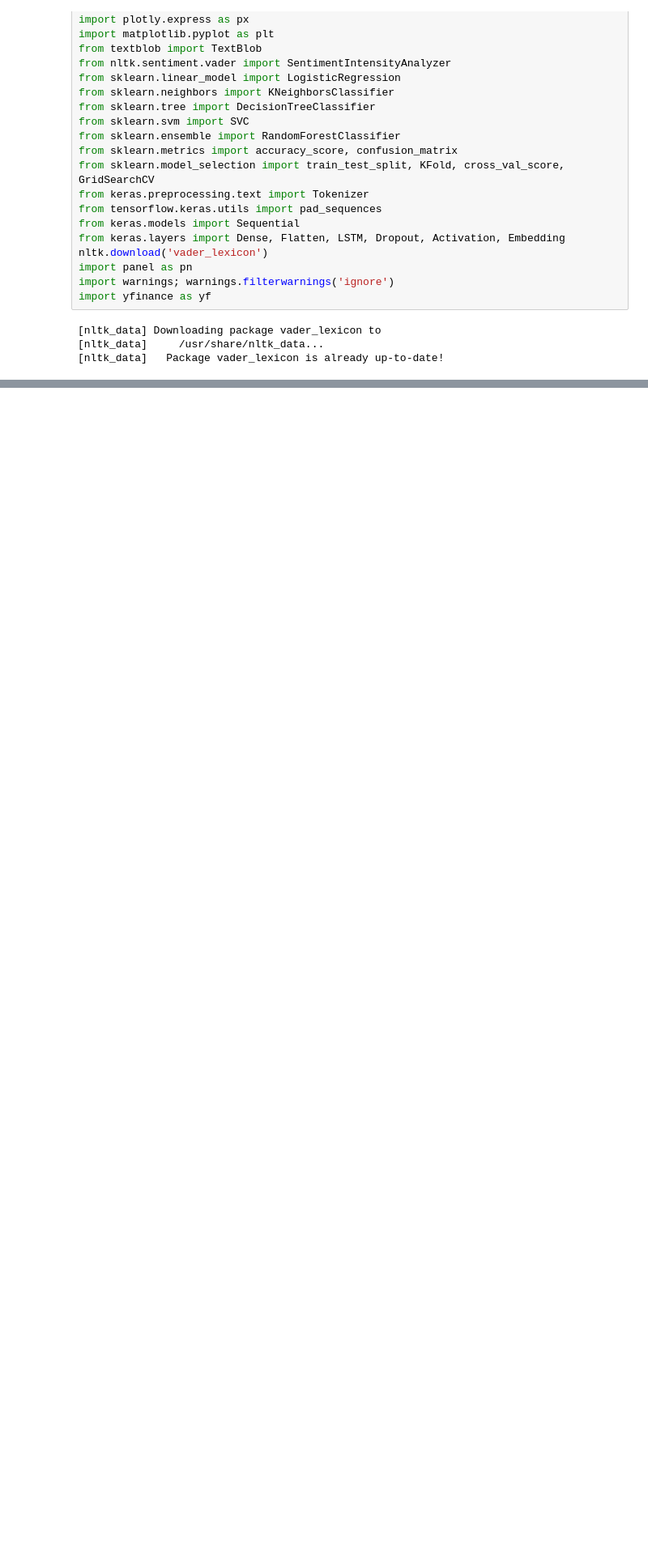
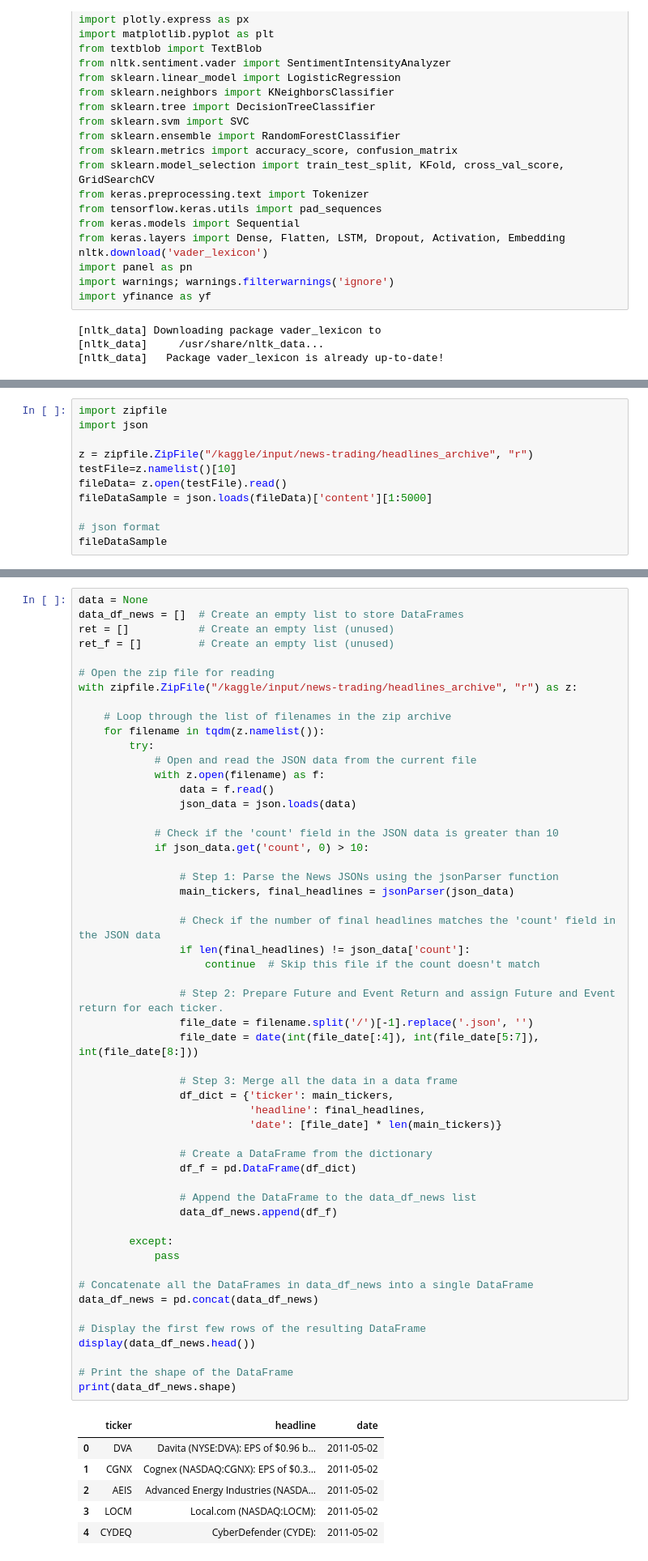
Before and after one commit to ram-polisetti/DataScience, a Jupyter notebook: media-perception-investment-strategy.ipynb, the cells around one changed output, grey strips where cells are left out. Shown at 81% size. Saved outputs shown, nothing was run; the diff lists cells and outputs as text; blank space fills up the shorter version.

Commit message:
Kaggle Notebook | Media Perception Investment Strategy | Version 6

```diff
--- a/media-perception-investment-strategy.ipynb
+++ b/media-perception-investment-strategy.ipynb
@@ -97,0 +115,11 @@ ticker_data.tail()
+# %%
+import zipfile
+import json
+
+z = zipfile.ZipFile("/kaggle/input/news-trading/headlines_archive", "r")
+testFile=z.namelist()[10]
+fileData= z.open(testFile).read()
+fileDataSample = json.loads(fileData)['content'][1:5000]
+
+# json format
+fileDataSample
@@ -97,0 +205,60 @@ ticker_data.tail()
+# %%
+data = None
+data_df_news = []  # Create an empty list to store DataFrames
+ret = []           # Create an empty list (unused)
+ret_f = []         # Create an empty list (unused)
+
+# Open the zip file for reading
+with zipfile.ZipFile("/kaggle/input/news-trading/headlines_archive", "r") as z:
+
+    # Loop through the list of filenames in the zip archive
+    for filename in tqdm(z.namelist()):
+        try:
+            # Open and read the JSON data from the current file
+            with z.open(filename) as f:
+                data = f.read()
+                json_data = json.loads(data)
+
+            # Check if the 'count' field in the JSON data is greater than 10
+            if json_data.get('count', 0) > 10:
+
+                # Step 1: Parse the News JSONs using the jsonParser function
+                main_tickers, final_headlines = jsonParser(json_data)
+
+                # Check if the number of final headlines matches the 'count' field in the JSON data
+                if len(final_headlines) != json_data['count']:
+                    continue  # Skip this file if the count doesn't match
+
+                # Step 2: Prepare Future and Event Return and assign Future and Event return for each ticker.
+                file_date = filename.split('/')[-1].replace('.json', '')
+                file_date = date(int(file_date[:4]), int(file_date[5:7]), int(file_date[8:]))
+
+                # Step 3: Merge all the data in a data frame
+                df_dict = {'ticker': main_tickers,
+                           'headline': final_headlines,
+                           'date': [file_date] * len(main_tickers)}
+
+                # Create a DataFrame from the dictionary
+                df_f = pd.DataFrame(df_dict)
+
+                # Append the DataFrame to the data_df_news list
+                data_df_news.append(df_f)
+
+        except:
+            pass
+
+# Concatenate all the DataFrames in data_df_news into a single DataFrame
+data_df_news = pd.concat(data_df_news)
+
+# Display the first few rows of the resulting DataFrame
+display(data_df_news.head())
+
+# Print the shape of the DataFrame
+print(data_df_news.shape)
+# %% [output]
+|  | ticker | headline | date |
+| 0 | DVA | Davita (NYSE:DVA): EPS of $0.96 b... | 2011-05-02 |
+| 1 | CGNX | Cognex (NASDAQ:CGNX): EPS of $0.3... | 2011-05-02 |
+| 2 | AEIS | Advanced Energy Industries (NASDA... | 2011-05-02 |
+| 3 | LOCM | Local.com (NASDAQ:LOCM): | 2011-05-02 |
+| 4 | CYDEQ | CyberDefender (CYDE): | 2011-05-02 |
```
Also changed, not shown: parts of 10 cells of this notebook.
